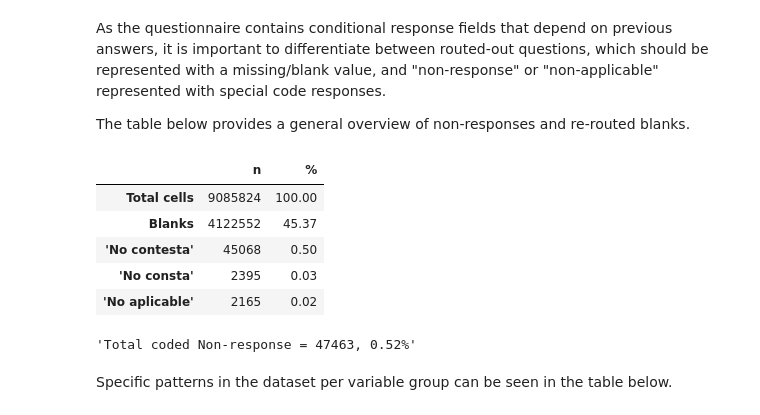
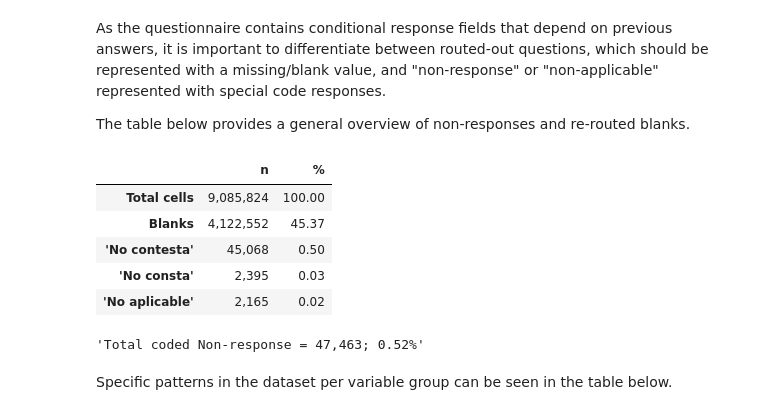
Before and after one commit to LoloCG/INE-health-data-Test, a Jupyter notebook: notebooks/01_esde_adult_2023_data_audit.ipynb, the cells around one changed output. Drawn from its saved outputs; the diff is of its cells as text; code cells hidden in the pictures.

```diff
--- a/notebooks/01_esde_adult_2023_data_audit.ipynb
+++ b/notebooks/01_esde_adult_2023_data_audit.ipynb
@@ -56,43 +57,43 @@ The table below provides a general overview of non-responses and re-routed blank
 # %%
 total_cells = all_raw_data.size
 codebook = get_codebook()
 
 blank_series = all_raw_data.isna().sum()
 no_contesta_series = is_nonresponse(df=all_raw_data,nona_labels="No contesta",codebook=codebook).sum()
 no_aplicable_series = is_nonresponse(df=all_raw_data,nona_labels="No aplicable",codebook=codebook).sum()
 no_consta_series = is_nonresponse(df=all_raw_data,nona_labels="No consta",codebook=codebook).sum()
 
 count = pd.Series({
-    "Total cells":total_cells,
-    "Blanks":blank_series.sum(),
-    "'No contesta'": no_contesta_series.sum(),
-    "'No aplicable'": no_aplicable_series.sum(),
-    "'No consta'": no_consta_series.sum()
+    "Total cells":f"{total_cells:,.0f}",
+    "Blanks":f"{blank_series.sum():,.0f}",
+    "'No contesta'": f"{no_contesta_series.sum():,.0f}",
+    "'No aplicable'": f"{no_aplicable_series.sum():,.0f}",
+    "'No consta'": f"{no_consta_series.sum():,.0f}"
 })
 pct = pd.Series({
     "Total cells": 100,
     "Blanks":(blank_series.sum()/total_cells)*100,
     "'No contesta'": (no_contesta_series.sum()/total_cells)*100,
     "'No aplicable'": (no_aplicable_series.sum()/total_cells)*100,
     "'No consta'": (no_consta_series.sum()/total_cells)*100,
 }).round(2)
 summary = pd.concat({
         "n":count,
         "%":pct
     },axis=1
 ).sort_values(by="%",ascending=False)
 
 display(summary)
 total_nonresp = no_contesta_series.sum()+no_consta_series.sum()
-display(f"Total coded Non-response = {total_nonresp}, {(total_nonresp/total_cells*100).round(2)}%")
+display(f"Total coded Non-response = {total_nonresp:,.0f}; {(total_nonresp/total_cells*100).round(2)}%")
 # %% [output]
 |  | n | % |
-| Total cells | 9085824 | 100.00 |
-| Blanks | 4122552 | 45.37 |
-| 'No contesta' | 45068 | 0.50 |
-| 'No consta' | 2395 | 0.03 |
-| 'No aplicable' | 2165 | 0.02 |
+| Total cells | 9,085,824 | 100.00 |
+| Blanks | 4,122,552 | 45.37 |
+| 'No contesta' | 45,068 | 0.50 |
+| 'No consta' | 2,395 | 0.03 |
+| 'No aplicable' | 2,165 | 0.02 |
-'Total coded Non-response = 47463, 0.52%'
+'Total coded Non-response = 47,463; 0.52%'
 # %% [markdown]
 Specific patterns in the dataset per variable group can be seen in the table below.
 # %%
```
Also changed, not shown: parts of 8 cells of this notebook.
